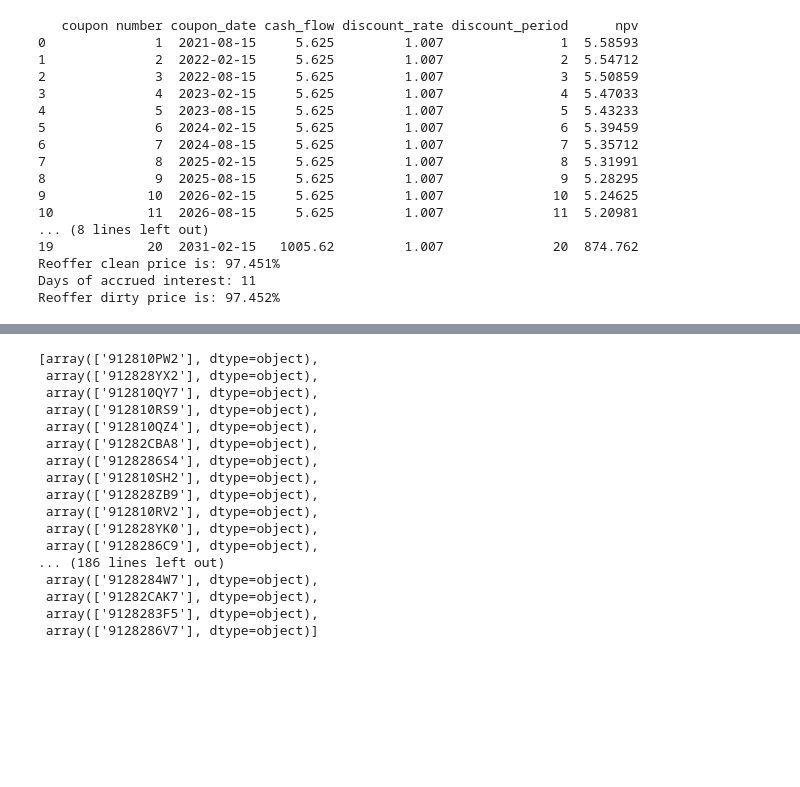
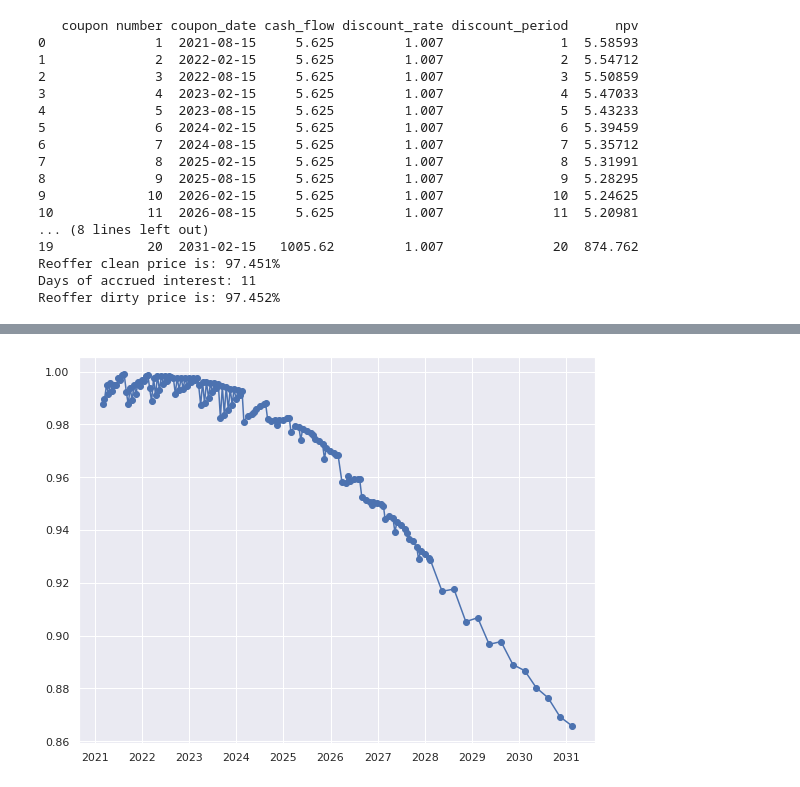
Before and after one commit to KN196883/bond_pricer, a Jupyter notebook: FIXED_BOND_PRICER.ipynb, the cells around one changed output, grey strips where cells are left out. Saved outputs shown, nothing was run; the diff lists cells and outputs as text; code cells hidden in the pictures; blank space fills up the shorter version.

```diff
--- a/FIXED_BOND_PRICER.ipynb
+++ b/FIXED_BOND_PRICER.ipynb
@@ -347,11 +325,11 @@ Reoffer dirty price is: 97.452%
 #Using the class
 ##################################################################################
 issue_date = dt.date(2021,2,16)
-settlement_date = dt.date(2021,2,26)
-first_coupon_date = dt.date(2021,3,31)
-maturity_date = dt.date(2021,3,31)
+settlement_date = dt.date(2021,3,1)
+first_coupon_date = dt.date(2021,8,15)
+maturity_date = dt.date(2031,2,15)
 face_value = 1000
-reoffer_yield = 1.399
+reoffer_yield = 1.405
 coupon_rate = 1.125
 first_coupon_type = "REGULAR"
 coupon_frequency = "SEMI-ANNUAL"
@@ -412,28 +425,22 @@ df_t
 # %%
+#CFに合わせて銘柄を選択
+
+import itertools
+
 list_mat=set(df_t['f_maturity'])
 
-CUSIP_list=[]
+reqd_index=[]
 
 for i in list_mat:
   temp_list_mat=df_t[df_t['f_maturity']==i]['発行日']
   new_issue=max(temp_list_mat)
-  cusip=df_t[(df_t['f_maturity']==i) & (df_t['発行日']==new_issue)]['CUSIP'].values
-  CUSIP_list.append(cusip)
+  ind=df_t[(df_t['f_maturity']==i) & (df_t['発行日']==new_issue)].index.tolist()
+  reqd_index.append(ind)
+
+reqd_index=list(itertools.chain.from_iterable(reqd_index))
+
+df_select=df_t.reindex(index=reqd_index).sort_values('f_maturity')
+df_select=df_select[df_select['f_maturity']<='2031-2-28']
+
+
+list_mat=set(df_select['f_maturity'])
-# %% [output]
-[array(['912810PW2'], dtype=object),
- array(['912828YX2'], dtype=object),
- array(['912810QY7'], dtype=object),
- array(['912810RS9'], dtype=object),
- array(['912810QZ4'], dtype=object),
- array(['91282CBA8'], dtype=object),
- array(['9128286S4'], dtype=object),
- array(['912810SH2'], dtype=object),
- array(['912828ZB9'], dtype=object),
- array(['912810RV2'], dtype=object),
- array(['912828YK0'], dtype=object),
- array(['9128286C9'], dtype=object),
-... (186 lines left out)
- array(['9128284W7'], dtype=object),
- array(['91282CAK7'], dtype=object),
- array(['9128283F5'], dtype=object),
- array(['9128286V7'], dtype=object)]
@@ -447,0 +474,36 @@ range(1)
+# %%
+list_mat=list(map(lambda x:dt.date(x.year,x.month,x.day),list(list_mat)))
+list_mat=sorted(list_mat)
+# %%
+cashflow_matrix=[]
+extend_cashflow=[0]*len(list_mat)
+
+test_cashflow=cashflow_list[100]
+
+for j in range(len(cashflow_list)):
+
+    for i in range(len(cashflow_list[j][0])):
+        h=list_mat.index(cashflow_list[j][0][i])
+        extend_cashflow[h]=cashflow_list[j][1][i]
+
+    cashflow_matrix.append(extend_cashflow)
+    extend_cashflow=[0]*len(list_mat)
+
+extend_cashflow=np.array(extend_cashflow)
+# %%
+inv_cashflow_matrix=np.linalg.inv(cashflow_matrix)
+discountF_list=np.dot(np.linalg.inv(cashflow_matrix),cleanprice_list)
+# %%
+import matplotlib.pyplot as plt
+import seaborn as sns
+sns.set()
+
+x=list_mat
+y=discountF_list
+
+plt.plot_date(x, y,linestyle ='solid')
+plt.gcf().set_size_inches(8, 6)
+plt.tight_layout()
+plt.show()
+# %% [output]
+[figure, added]
```
Also changed, not shown: parts of 14 cells of this notebook.
